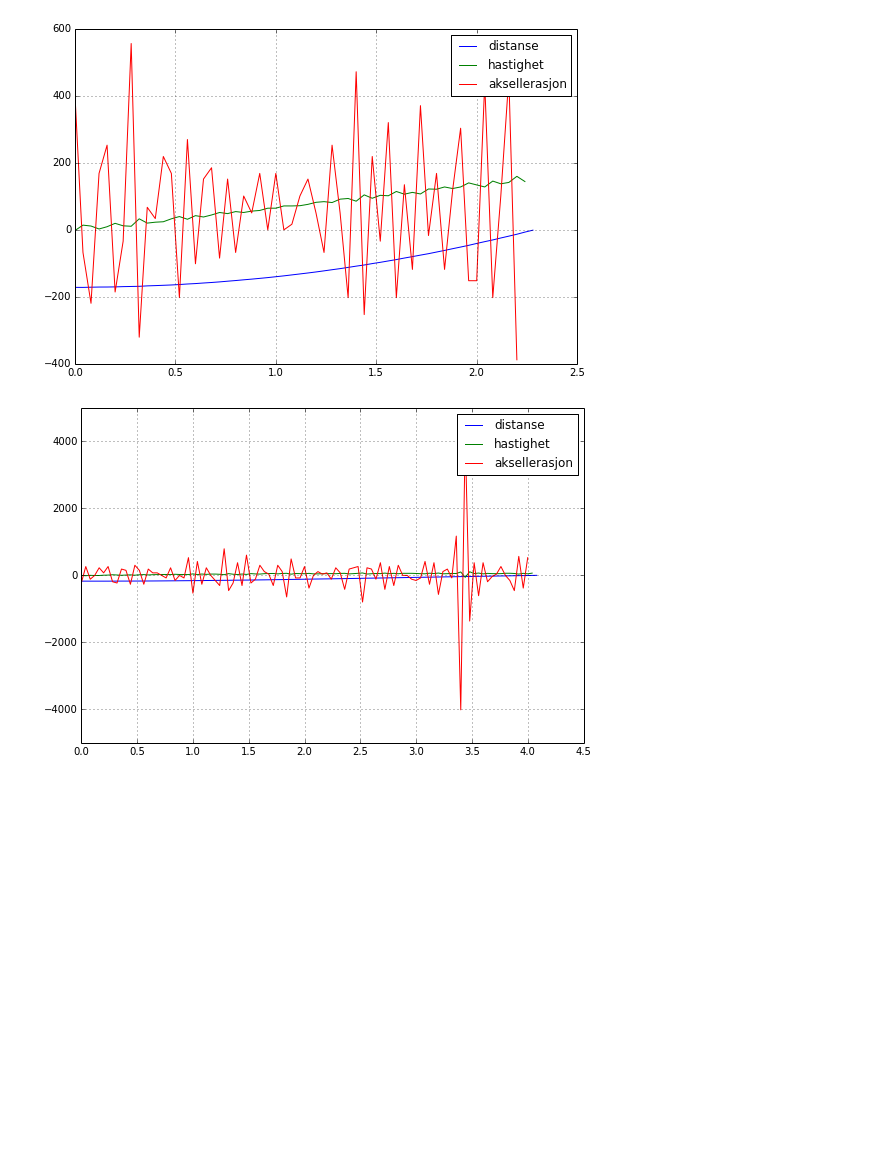
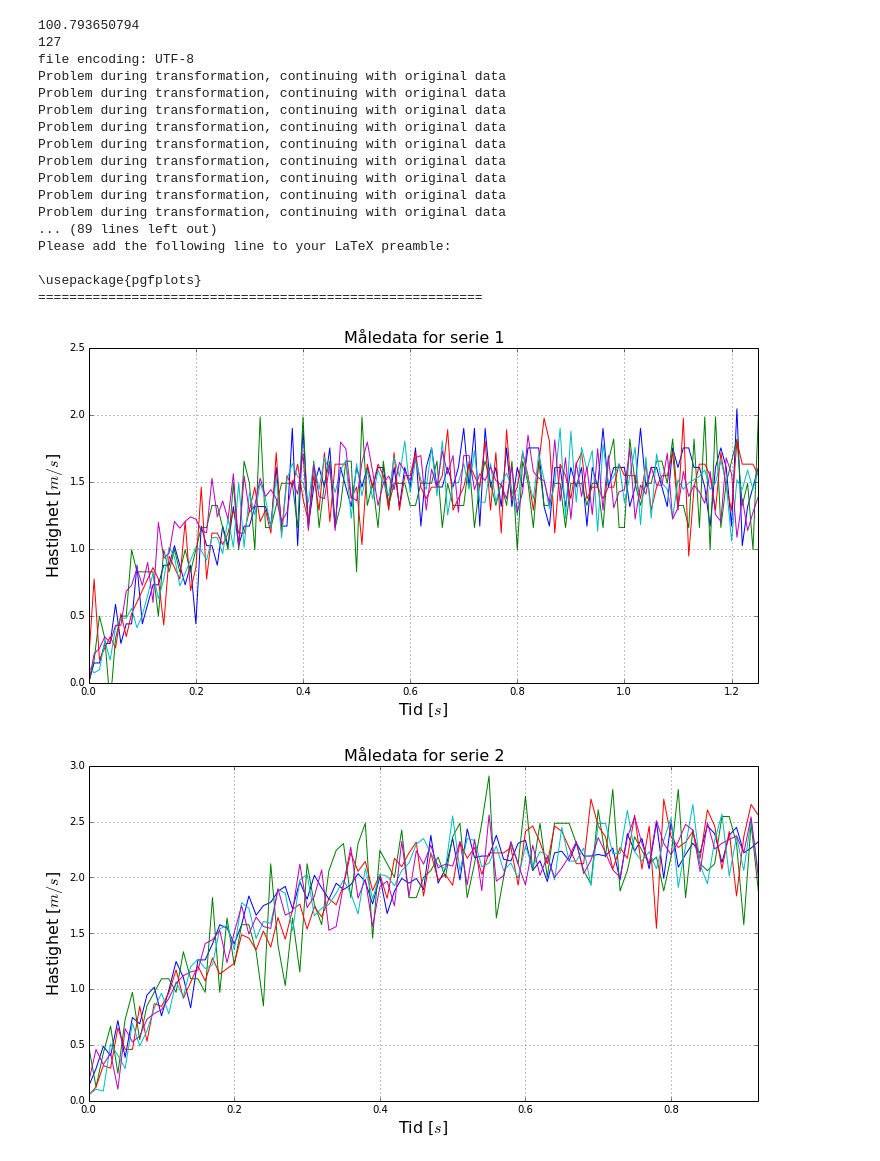
Before and after one commit to ndyb/tfy4125, a Jupyter notebook: lab1/lab1.ipynb, the cells around one changed output. Cells and saved outputs as stored; diff of their text form; code cells hidden in the pictures; blank space fills up the shorter version.

Commit message:
Work done during second lab session
- Analyze data
- Determine terminal velocity
- Create graphs

```diff
--- a/lab1/lab1.ipynb
+++ b/lab1/lab1.ipynb
@@ -1,5 +1,5 @@
 # %%
-rcParams['figure.figsize'] = 9, 6 # 6,4 is default
+rcParams['figure.figsize'] = 12, 6 # 6,4 is default
 # %%
 def savitzky_golay(y, window_size, order, deriv=0, rate=1):
     r"""Smooth (and optionally differentiate) data with a Savitzky-Golay filter.
@@ -131,6 +123,0 @@ for f in files:
-# %%
-s = '47'; data[s].simpleplot(); grid()
-s = '31'; data[s].simpleplot(); grid()
-# %% [output]
-[figure, removed]
-[figure, removed]
@@ -136,0 +142,60 @@ s = '31'; data[s].simpleplot(); grid()
+# %%
+# Importerer data
+# Hver serie er indeksert etter forsøksnummer
+
+data = {
+		1:Series( 0.481, "1 Muffinform",
+                [Experiment(27), Experiment(28), Experiment(29), Experiment(51), Experiment(52)],
+                50, 100),
+        2:Series( 0.967, "2 Muffinformer",
+				[Experiment(30), Experiment(31), Experiment(32), Experiment(53), Experiment(54)],
+                50, 90),
+		3:Series( 1.960, "4 Muffinformer",
+				[Experiment(36), Experiment(37), Experiment(38), Experiment(39), Experiment(40)],
+                55, 70),
+		4:Series( 3.920, "8 Muffinformer",
+				[Experiment(41), Experiment(42), Experiment(43), Experiment(44), Experiment(45)]),
+		5:Series( 43.71, "1 Golfball",
+				[Experiment(46), Experiment(47), Experiment(48), Experiment(49), Experiment(50)])
+        }
+# %%
+#s = 1; data[s].e[0].simpleplot(); grid()
+#s = '31'; data[s].simpleplot(); grid()
+for s in range(1, 6):
+    figure()
+    print(data[s].e[0].len() / max(data[s].e[0].t))
+    print(data[s].e[0].len())
+    for i in range(len(data[s].e)):
+        dx = data[s].e[i].dx()
+        plot(dx.t, dx.x, '-', label="Eks " + str(i+1))
+
+    #plot(d.t, d.x)
+    #plot(dx.t, dx.x)
+    #plot(ddx.t, ddx.x)
+    #legend(loc = 'lower right')
+    axis([0, max(dx.t), 0, axis()[3]])
+    title("Måledata for serie " + str(s), fontsize=16)
+    xlabel(r'Tid [$s$]', fontsize=16)
+    ylabel(r'Hastighet [$m / s$]', fontsize=16)
+    grid()
+    tikz_save(str(s) + 'alle.tikz')
+# %% [output]
+100.793650794
+127
+file encoding: UTF-8
+Problem during transformation, continuing with original data
+Problem during transformation, continuing with original data
+Problem during transformation, continuing with original data
+Problem during transformation, continuing with original data
+Problem during transformation, continuing with original data
+Problem during transformation, continuing with original data
+Problem during transformation, continuing with original data
+Problem during transformation, continuing with original data
+Problem during transformation, continuing with original data
+... (89 lines left out)
+Please add the following line to your LaTeX preamble:
+
+\usepackage{pgfplots}
+=========================================================
+[figure, added]
+[figure, added]
```
Also changed, not shown: parts of 13 cells of this notebook, 7 other files.
